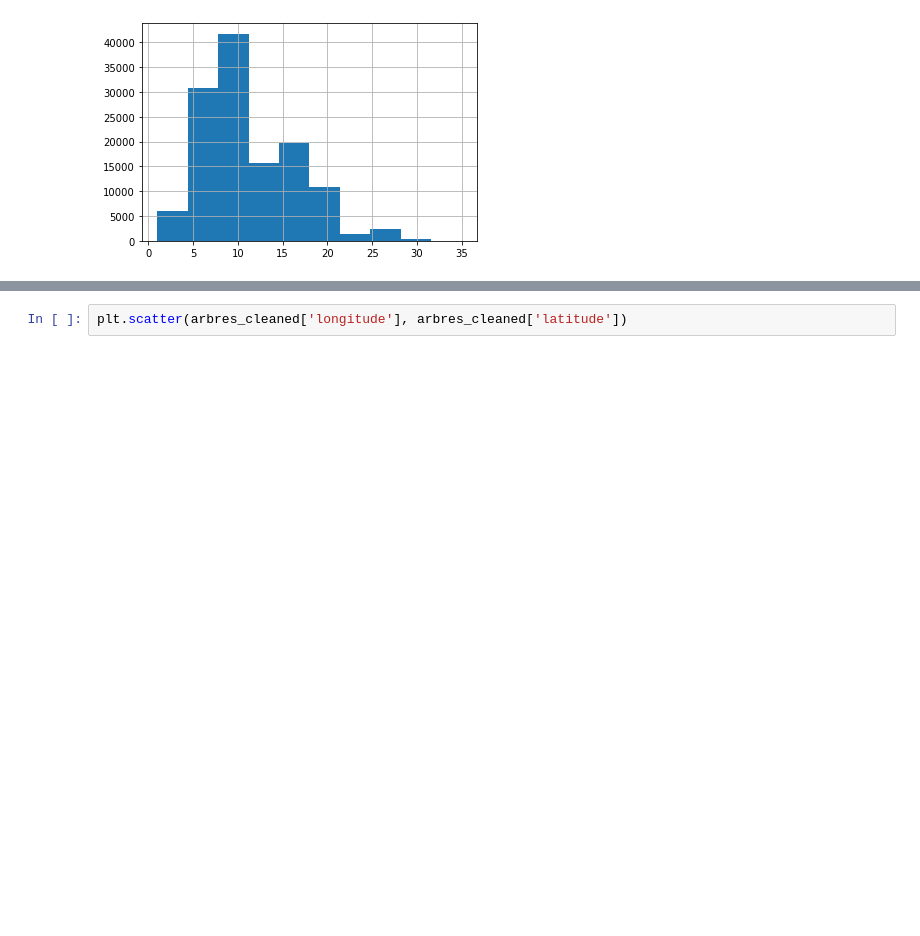
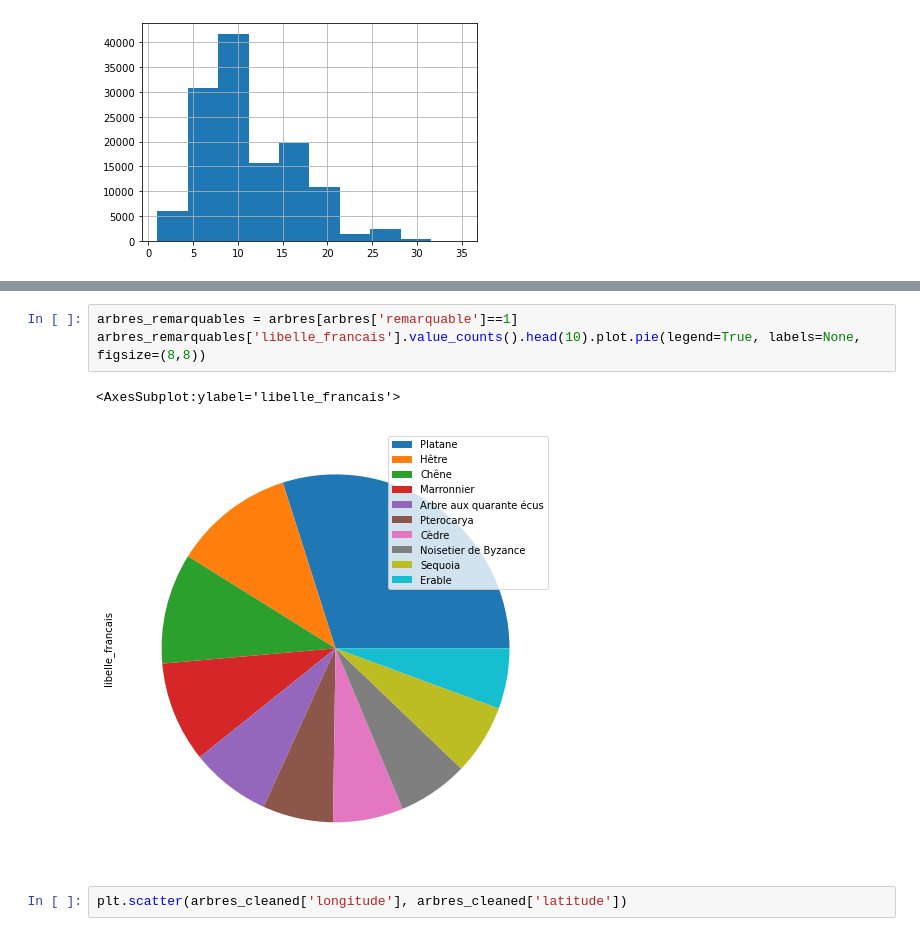
Before and after one commit to rlossec/OC_IA_Projet2, a Jupyter notebook: script.ipynb, the cells around one changed output, grey strips where cells are left out. Saved outputs shown, nothing was run; the diff lists cells and outputs as text; blank space fills up the shorter version.

```diff
--- a/script.ipynb
+++ b/script.ipynb
@@ -835,3 +846,9 @@ arbres_cleaned['remarquable'].value_counts().plot.pie()
+# %%
+arbres_remarquables = arbres[arbres['remarquable']==1]
+arbres_remarquables['libelle_francais'].value_counts().head(10).plot.pie(legend=True, labels=None, figsize=(8,8))
+# %% [output]
+<AxesSubplot:ylabel='libelle_francais'>
+[figure, added]
 # %%
 plt.scatter(arbres_cleaned['longitude'], arbres_cleaned['latitude'])
 # %% [output]
```
Also changed, not shown: parts of 36 cells of this notebook.
